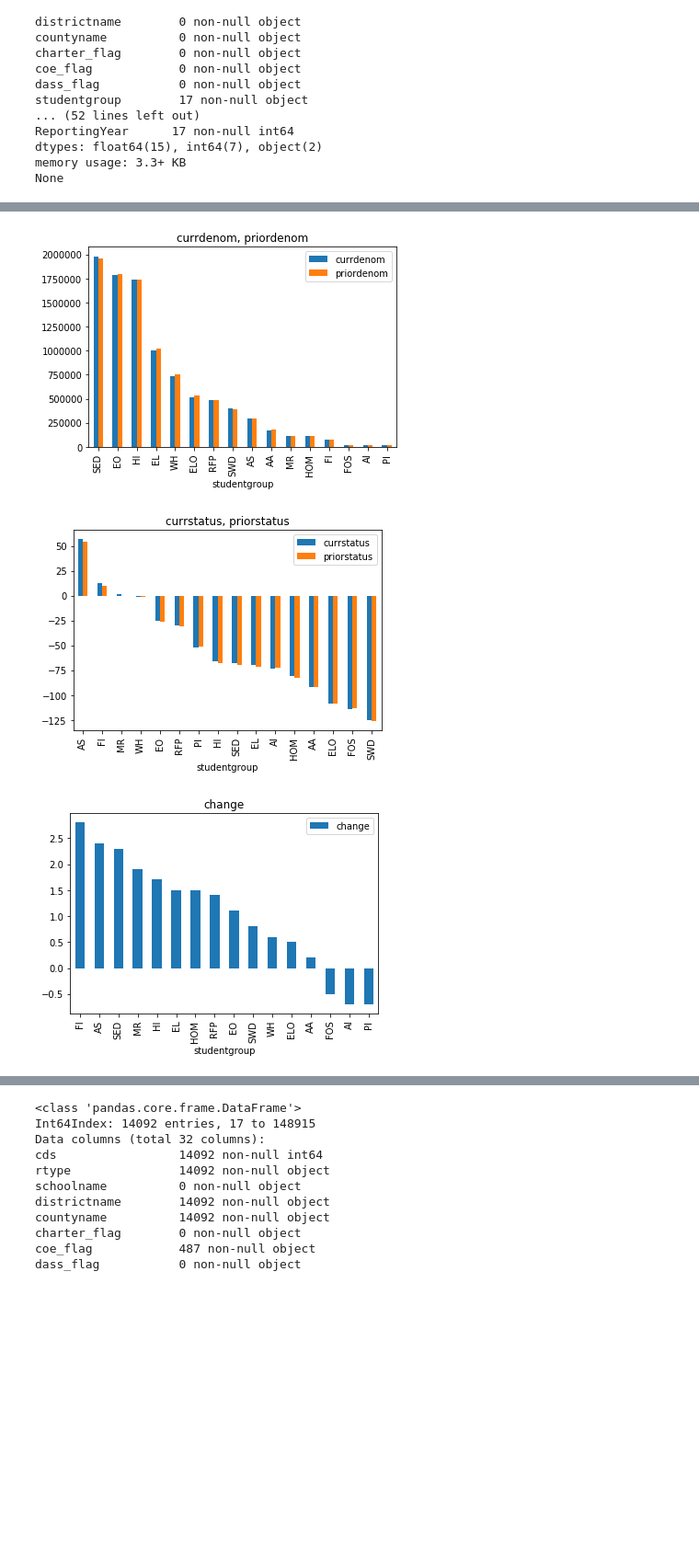
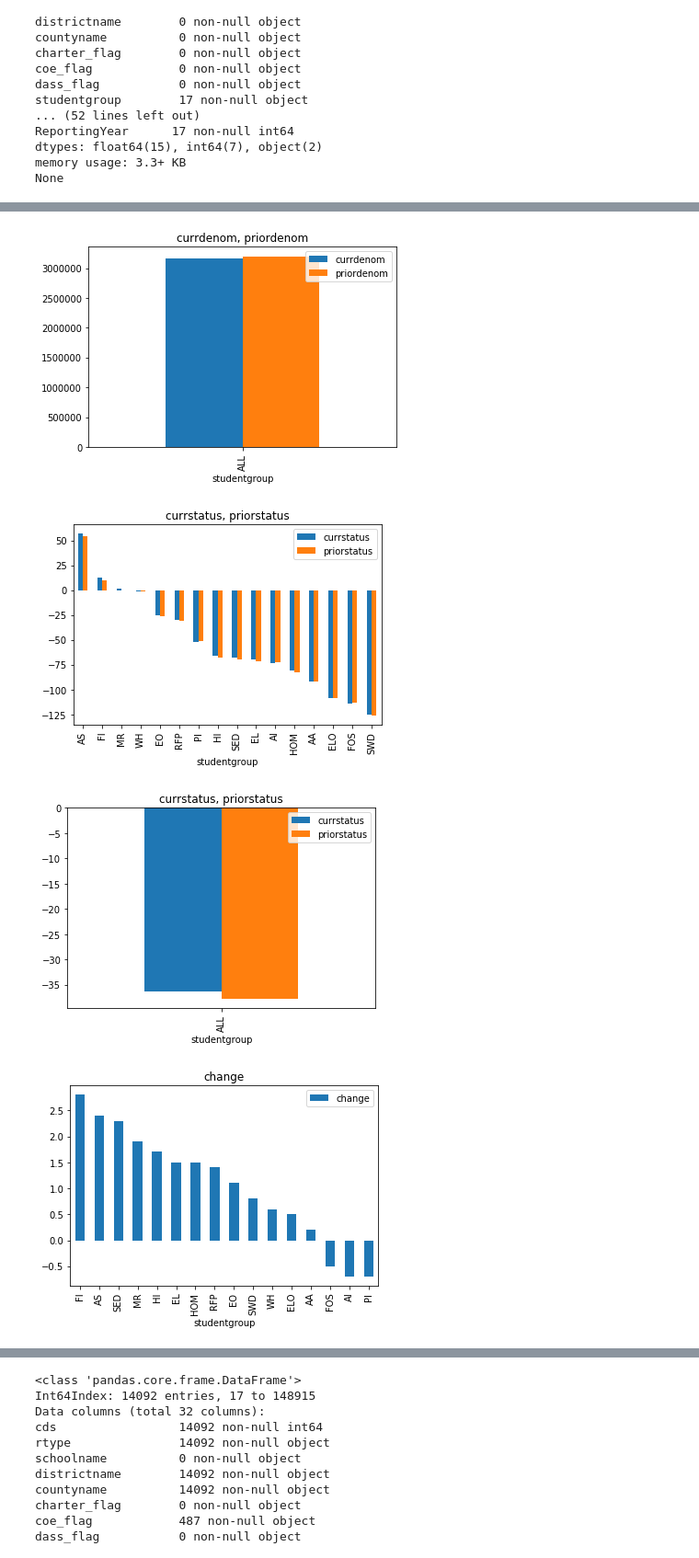
Before and after one commit to jpafford/Data_Mining_7331, a Jupyter notebook: AN_EDA.ipynb, the cells around one changed output, grey strips where cells are left out. Shown at 92% size. Saved outputs shown, nothing was run; the diff lists cells and outputs as text; code cells hidden in the pictures; blank space fills up the shorter version.

```diff
--- a/AN_EDA.ipynb
+++ b/AN_EDA.ipynb
@@ -34,6 +34,7 @@ print(dfX.info())
 
 #remove columns with no data
 dfX = dfX.dropna(axis=1, how="all")
+dfX.name = "dfX"
 
 print(dfX.info())
 # %% [output]
@@ -57,24 +58,41 @@ None
 # %%
 #plot a pie chart of students' achievement levels in math
 pct = ["caa_level1_pct", "caa_level2_pct", "caa_level3_pct"]
-print(dfX.loc[2,pct].plot.pie(figsize=(6, 6)))
+#print(dfX.loc[2,pct].plot.pie(figsize=(6, 6)))
 
-def barchart(col):
-    print(dfX.loc[dfX.studentgroup != "ALL",col].sort_values(ascending = False, by=col[1])\
-    .plot.bar(x=col[0], y=col[1:], title=", ".join(col[1:])))
+def barchart(level, col):
+    if level.name == "dfX":
+        print(level.loc[level.studentgroup != "ALL",col].sort_values(ascending = False, by=col[1])\
+        .plot.bar(x=col[0], y=col[1:], title=", ".join(col[1:])))
+        print(level.loc[level.studentgroup == "ALL",col]\
+        .plot.bar(x=col[0], y=col[1:], title=", ".join(col[1:])))
+    elif level.name == "dfCOE" or level.name == "dfD":
+        pass
+    elif level.name == "dfSChools" or level.name == "dfCharter"\
+    or level.name == "dfAlternative" or level.name == "dfAltCharter":
+        pass
+
 
 
 #plot number of students that took the assement in the current year and prior year, grouped by student groups
 col = ["studentgroup","currdenom","priordenom"]
-barchart(col)
+barchart(dfX, col)
 
 #plot status current year and prior year, grouped by student groups
 col = ["studentgroup","currstatus","priorstatus"]
-barchart(col)
+barchart(dfX, col)
 
 #plot status change for each student groups
 col = ["studentgroup","change"]
-barchart(col)
+barchart(dfX, col)
 
-print(dfX.describe(include = [np.number]))
+#plot status level
+col = ["studentgroup","statuslevel"]
+barchart(dfX, col)
+
+#plot change level
+col = ["studentgroup","changelevel"]
+barchart(dfX, col)
+
+print(dfX.describe())
 # %% [output]
@@ -99,3 +117,4 @@ max            2837.0             7.9         2018.0
-[figure, old version]
+[figure, new version]
 [figure]
-[figure, old version]
+[figure, new version]
+[figure, added]
```
Also changed, not shown: parts of 5 cells of this notebook.
